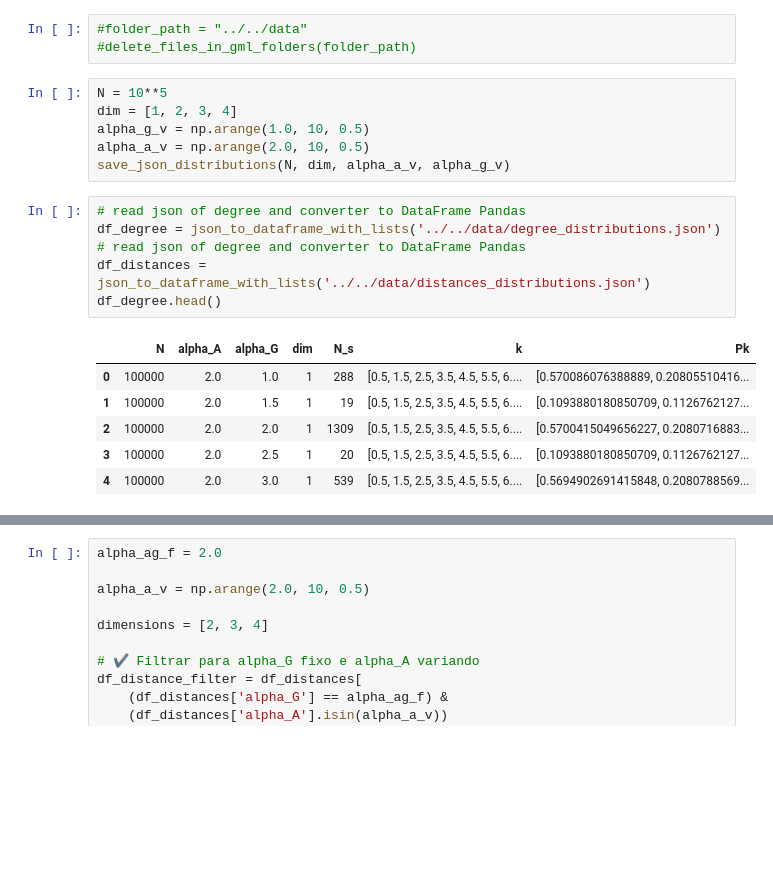
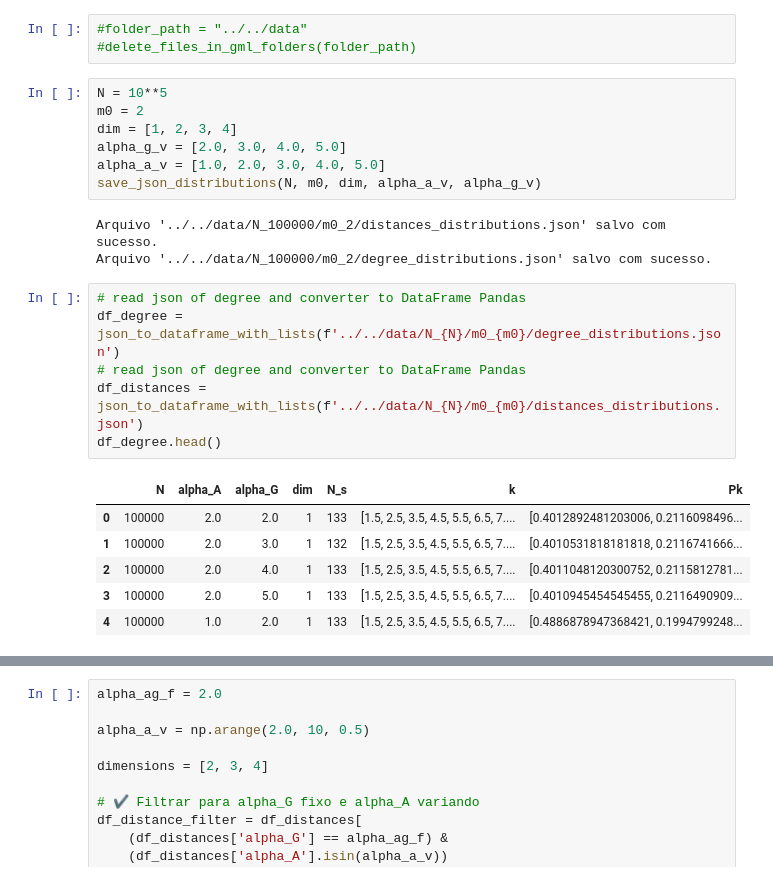
Before and after one commit to JuniorAlencar/SpatialPreferential, a Jupyter notebook: scripts/jupyter/distributions.ipynb, the cells around one changed output, grey strips where cells are left out. Cells and saved outputs as stored; diff of their text form; blank space fills up the shorter version.

```diff
--- a/scripts/jupyter/distributions.ipynb
+++ b/scripts/jupyter/distributions.ipynb
@@ -69,22 +71,26 @@ clear_output()
 #delete_files_in_gml_folders(folder_path)
 # %%
 N = 10**5
+m0 = 2
 dim = [1, 2, 3, 4]
-alpha_g_v = np.arange(1.0, 10, 0.5)
-alpha_a_v = np.arange(2.0, 10, 0.5)
-save_json_distributions(N, dim, alpha_a_v, alpha_g_v)
+alpha_g_v = [2.0, 3.0, 4.0, 5.0]
+alpha_a_v = [1.0, 2.0, 3.0, 4.0, 5.0]
+save_json_distributions(N, m0, dim, alpha_a_v, alpha_g_v)
+# %% [output]
+Arquivo '../../data/N_100000/m0_2/distances_distributions.json' salvo com sucesso.
+Arquivo '../../data/N_100000/m0_2/degree_distributions.json' salvo com sucesso.
 # %%
 # read json of degree and converter to DataFrame Pandas
-df_degree = json_to_dataframe_with_lists('../../data/degree_distributions.json')
+df_degree = json_to_dataframe_with_lists(f'../../data/N_{N}/m0_{m0}/degree_distributions.json')
 # read json of degree and converter to DataFrame Pandas
-df_distances = json_to_dataframe_with_lists('../../data/distances_distributions.json')
+df_distances = json_to_dataframe_with_lists(f'../../data/N_{N}/m0_{m0}/distances_distributions.json')
 df_degree.head()
 # %% [output]
 |  | N | alpha_A | alpha_G | dim | N_s | k | Pk |
-| 0 | 100000 | 2.0 | 1.0 | 1 | 288 | [0.5, 1.5, 2.5, 3.5, 4.5, 5.5, 6.... | [0.570086076388889, 0.20805510416... |
-| 1 | 100000 | 2.0 | 1.5 | 1 | 19 | [0.5, 1.5, 2.5, 3.5, 4.5, 5.5, 6.... | [0.1093880180850709, 0.1126762127... |
-| 2 | 100000 | 2.0 | 2.0 | 1 | 1309 | [0.5, 1.5, 2.5, 3.5, 4.5, 5.5, 6.... | [0.5700415049656227, 0.2080716883... |
-| 3 | 100000 | 2.0 | 2.5 | 1 | 20 | [0.5, 1.5, 2.5, 3.5, 4.5, 5.5, 6.... | [0.1093880180850709, 0.1126762127... |
-| 4 | 100000 | 2.0 | 3.0 | 1 | 539 | [0.5, 1.5, 2.5, 3.5, 4.5, 5.5, 6.... | [0.5694902691415848, 0.2080788569... |
+| 0 | 100000 | 2.0 | 2.0 | 1 | 133 | [1.5, 2.5, 3.5, 4.5, 5.5, 6.5, 7.... | [0.4012892481203006, 0.2116098496... |
+| 1 | 100000 | 2.0 | 3.0 | 1 | 132 | [1.5, 2.5, 3.5, 4.5, 5.5, 6.5, 7.... | [0.4010531818181818, 0.2116741666... |
+| 2 | 100000 | 2.0 | 4.0 | 1 | 133 | [1.5, 2.5, 3.5, 4.5, 5.5, 6.5, 7.... | [0.4011048120300752, 0.2115812781... |
+| 3 | 100000 | 2.0 | 5.0 | 1 | 133 | [1.5, 2.5, 3.5, 4.5, 5.5, 6.5, 7.... | [0.4010945454545455, 0.2116490909... |
+| 4 | 100000 | 1.0 | 2.0 | 1 | 133 | [1.5, 2.5, 3.5, 4.5, 5.5, 6.5, 7.... | [0.4886878947368421, 0.1994799248... |
 # %%
 df_distances.head()
```
Also changed, not shown: parts of 7 cells of this notebook, 13 other files.
